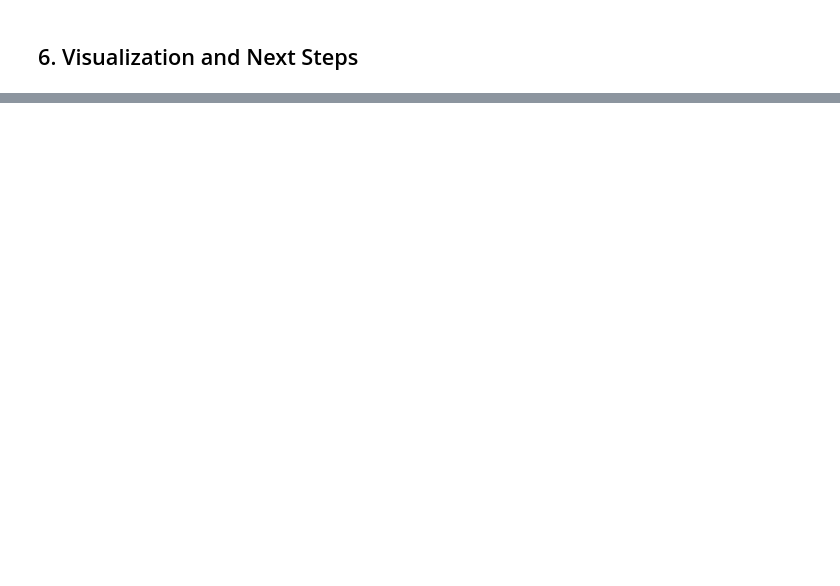
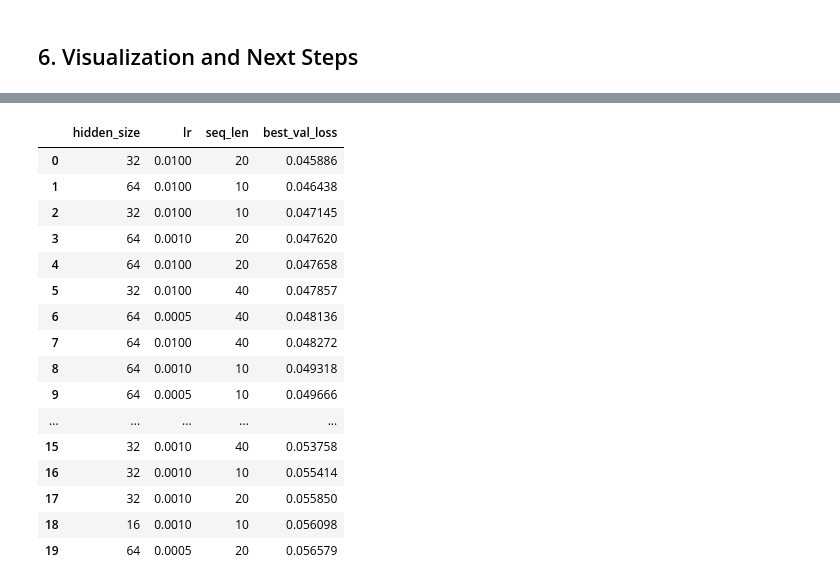
Before and after one commit to BelmudesLSB/quant-finance-projects, a Jupyter notebook: lstm_portfolio_opt/01_lstm_intro.ipynb, the cells around one changed output, grey strips where cells are left out. Cells and saved outputs as stored; diff of their text form; code cells hidden in the pictures; blank space fills up the shorter version.

```diff
--- a/lstm_portfolio_opt/01_lstm_intro.ipynb
+++ b/lstm_portfolio_opt/01_lstm_intro.ipynb
@@ -570,0 +681,22 @@ plt.show()
+# %%
+# Display results
+results_df = pd.DataFrame(results).sort_values("best_val_loss").reset_index(drop=True)
+display(results_df.head(20))
+# %% [output]
+|  | hidden_size | lr | seq_len | best_val_loss |
+| 0 | 32 | 0.0100 | 20 | 0.045886 |
+| 1 | 64 | 0.0100 | 10 | 0.046438 |
+| 2 | 32 | 0.0100 | 10 | 0.047145 |
+| 3 | 64 | 0.0010 | 20 | 0.047620 |
+| 4 | 64 | 0.0100 | 20 | 0.047658 |
+| 5 | 32 | 0.0100 | 40 | 0.047857 |
+| 6 | 64 | 0.0005 | 40 | 0.048136 |
+| 7 | 64 | 0.0100 | 40 | 0.048272 |
+| 8 | 64 | 0.0010 | 10 | 0.049318 |
+| 9 | 64 | 0.0005 | 10 | 0.049666 |
+| ... | ... | ... | ... | ... |
+| 15 | 32 | 0.0010 | 40 | 0.053758 |
+| 16 | 32 | 0.0010 | 10 | 0.055414 |
+| 17 | 32 | 0.0010 | 20 | 0.055850 |
+| 18 | 16 | 0.0010 | 10 | 0.056098 |
+| 19 | 64 | 0.0005 | 20 | 0.056579 |
```
Also changed, not shown: parts of 8 cells of this notebook.
